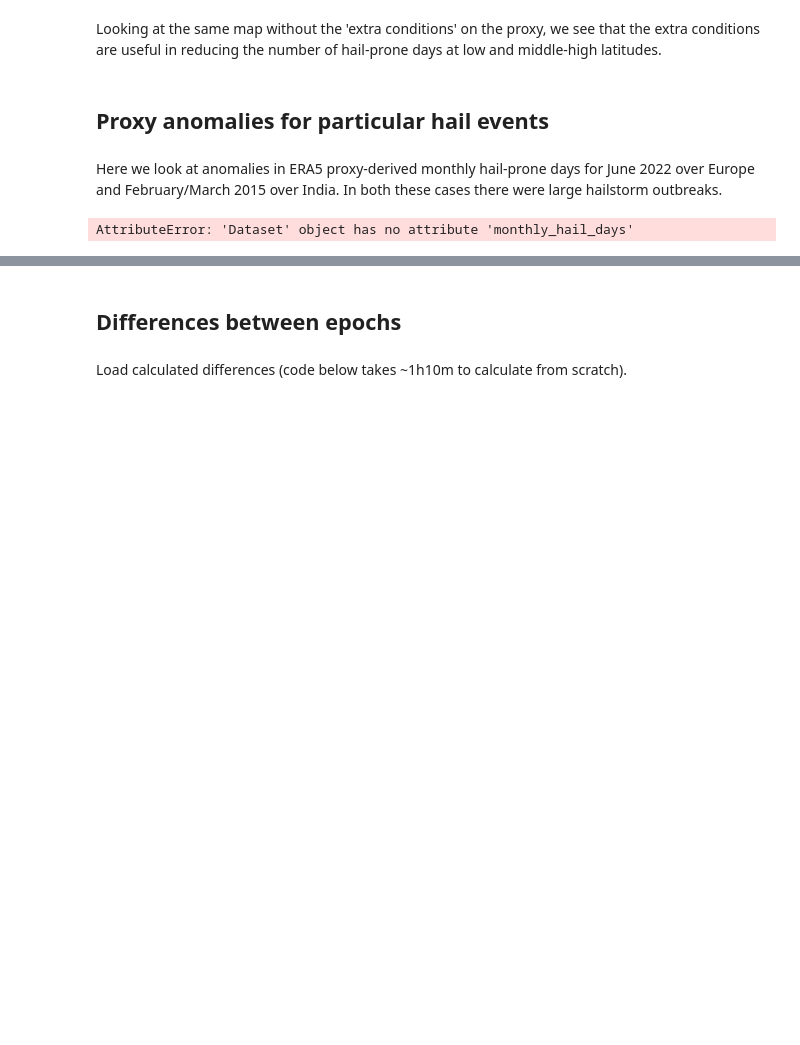
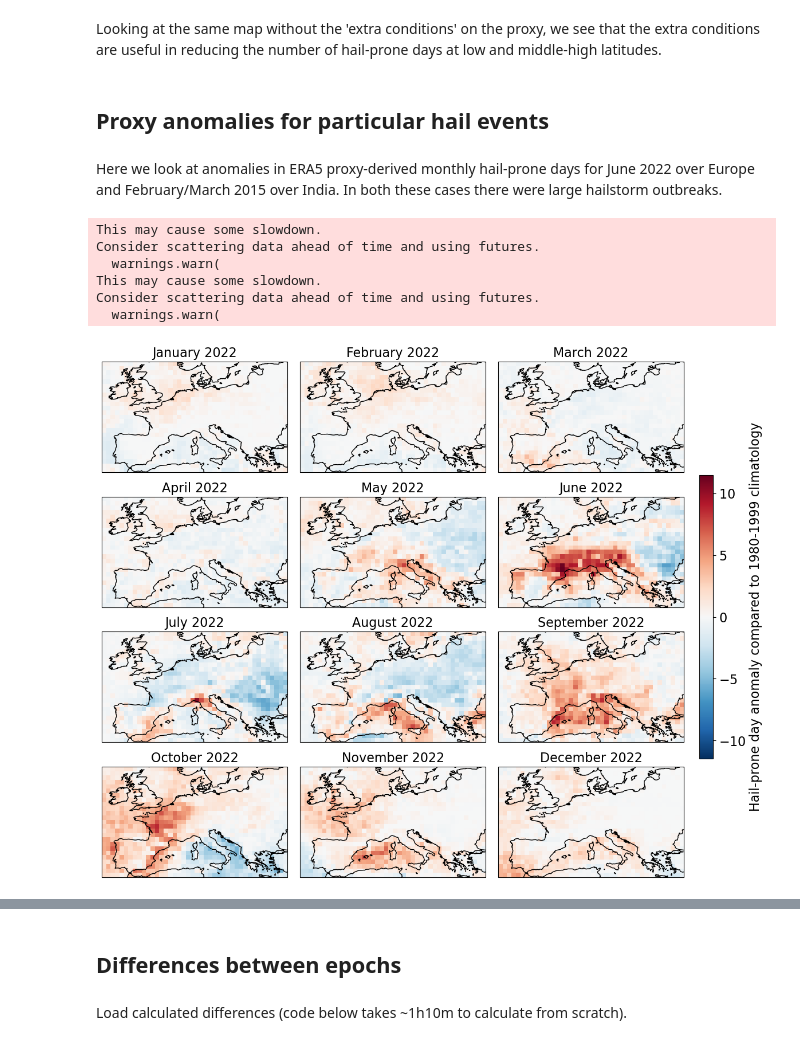
Before and after one commit to traupach/future_hail_global, a Jupyter notebook: analysis/future_hail.ipynb, the cells around one changed output, grey strips where cells are left out. Drawn from its saved outputs; the diff is of its cells as text; code cells hidden in the pictures; blank space fills up the shorter version.

Commit message:
Results updated.

```diff
--- a/analysis/future_hail.ipynb
+++ b/analysis/future_hail.ipynb
@@ -192,6 +192,9 @@ proxies = ['Raupach2023',
            'Raupach2023_noconds',
            'Eccel2012',
            'SHIP_0.1']
+
+era5 = era5.sel(proxy=proxies)
+dat = dat.sel(proxy=proxies)
 # %%
 d = dat.sel(epoch='historical').mean('year_num').load()
 # %%
@@ -222,11 +225,17 @@ Looking at the same map without the 'extra conditions' on the proxy, we see that
 Here we look at anomalies in ERA5 proxy-derived monthly hail-prone days for June 2022 over Europe and February/March 2015 over India. In both these cases there were large hailstorm outbreaks.
 # %%
 anoms = fh.monthly_era5_anoms(era5=era5)
+# %% [output]
+This may cause some slowdown.
+Consider scattering data ahead of time and using futures.
+  warnings.warn(
+This may cause some slowdown.
+Consider scattering data ahead of time and using futures.
+  warnings.warn(
 # %%
-reload(fh)
-fh.plot_era5_anomalies(anoms=anoms.sel(proxy='Raupach2023'), year=2022, lats=slice(35,60), lons=slice(-12,30), file='results/monthly_anoms_France_2022.pdf')
+fh.plot_era5_anomalies(anoms=anoms, year=2022, lats=slice(35,60), lons=slice(-12,30), file='results/monthly_anoms_France_2022.pdf')
 # %% [output]
-AttributeError: 'Dataset' object has no attribute 'monthly_hail_days'
+[figure, added]
 # %%
 fh.plot_era5_anomalies(anoms=anoms, year=2015, lats=slice(0,40), lons=slice(55,100), figsize=(12,7), ncols=4, nrows=3,
                        file='results/monthly_anoms_India_2015.pdf')
```
Also changed, not shown: parts of 5 cells of this notebook, 30 other files.
